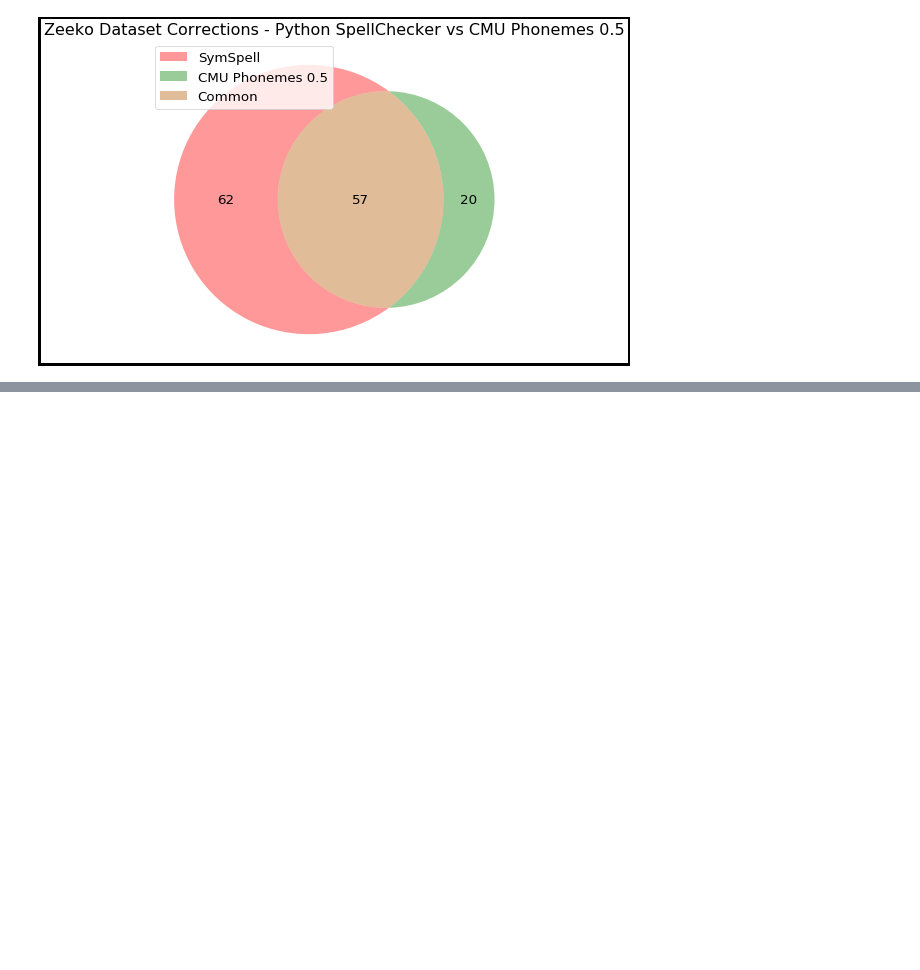
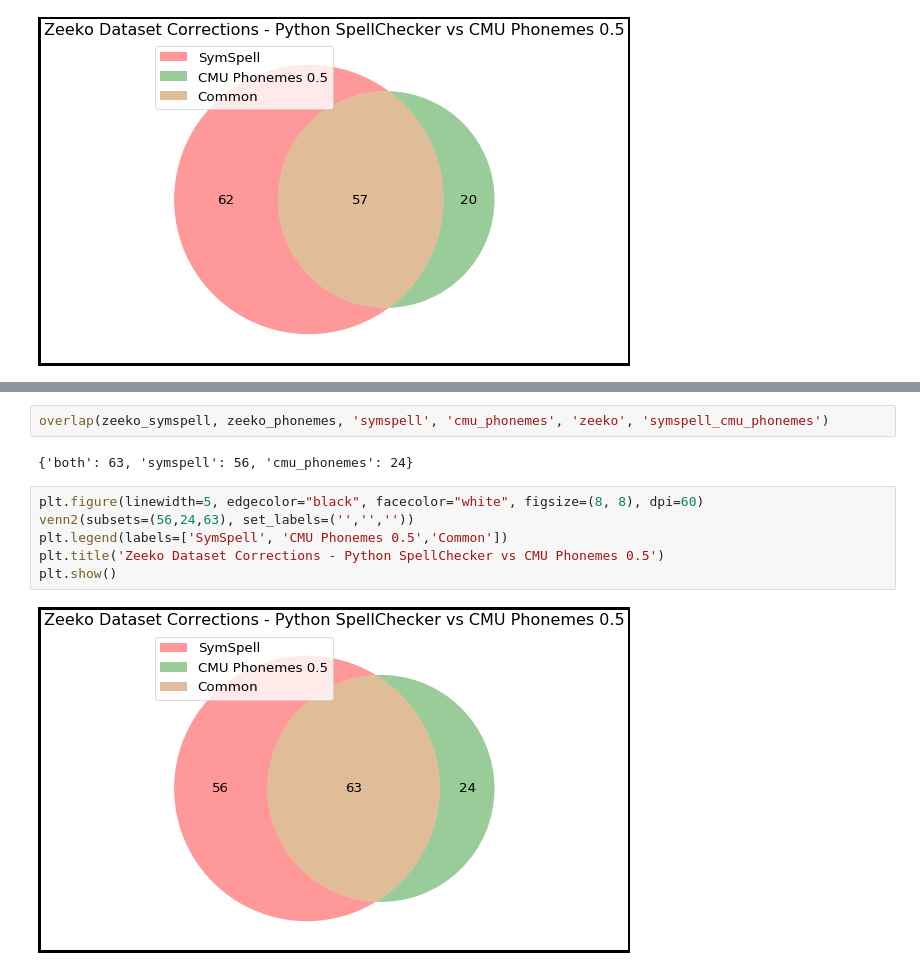
Before and after one commit to ucd-csl/Scapade, a Jupyter notebook: data_analysis/results.ipynb, the cells around one changed output, grey strips where cells are left out. Drawn from its saved outputs; the diff is of its cells as text; blank space fills up the shorter version.

Commit message:
feat: Graph for Zeeko using all

```diff
--- a/data_analysis/results.ipynb
+++ b/data_analysis/results.ipynb
@@ -361,0 +383,12 @@ plt.show()
+# %%
+overlap(zeeko_symspell, zeeko_phonemes, 'symspell', 'cmu_phonemes', 'zeeko', 'symspell_cmu_phonemes')
+# %% [output]
+{'both': 63, 'symspell': 56, 'cmu_phonemes': 24}
+# %%
+plt.figure(linewidth=5, edgecolor="black", facecolor="white", figsize=(8, 8), dpi=60)
+venn2(subsets=(56,24,63), set_labels=('','',''))
+plt.legend(labels=['SymSpell', 'CMU Phonemes 0.5','Common'])
+plt.title('Zeeko Dataset Corrections - Python SpellChecker vs CMU Phonemes 0.5')
+plt.show()
+# %% [output]
+[figure, added]
```
Also changed, not shown: parts of 2 cells of this notebook.
